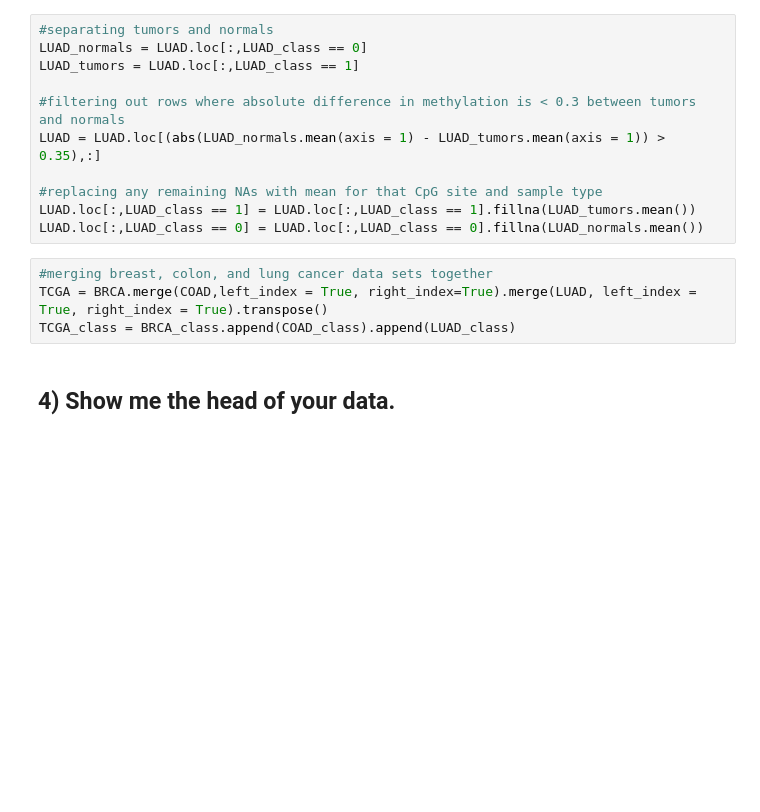
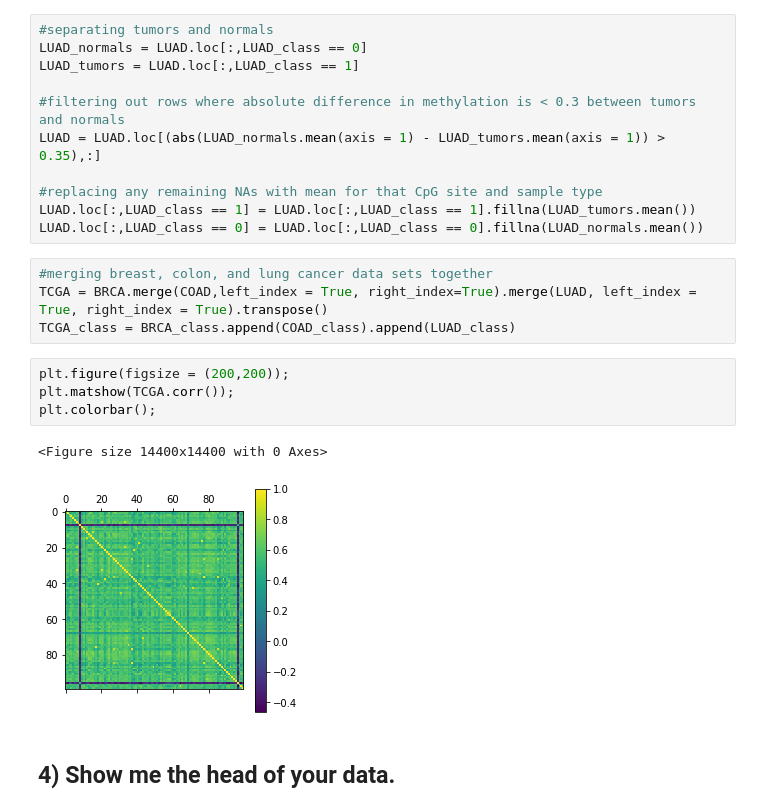
Before and after one commit to kmfunder/final-project, a Jupyter notebook: final-project.ipynb, the cells around one changed output. Drawn from its saved outputs; the diff is of its cells as text; blank space fills up the shorter version.

```diff
--- a/final-project.ipynb
+++ b/final-project.ipynb
@@ -92,6 +92,13 @@ LUAD.loc[:,LUAD_class == 0] = LUAD.loc[:,LUAD_class == 0].fillna(LUAD_normals.me
 #merging breast, colon, and lung cancer data sets together
 TCGA = BRCA.merge(COAD,left_index = True, right_index=True).merge(LUAD, left_index = True, right_index = True).transpose()
 TCGA_class = BRCA_class.append(COAD_class).append(LUAD_class)
+# %%
+plt.figure(figsize = (200,200));
+plt.matshow(TCGA.corr());
+plt.colorbar();
+# %% [output]
+<Figure size 14400x14400 with 0 Axes>
+[figure, added]
 # %% [markdown]
 ## 4) Show me the head of your data.
 # %%
```
